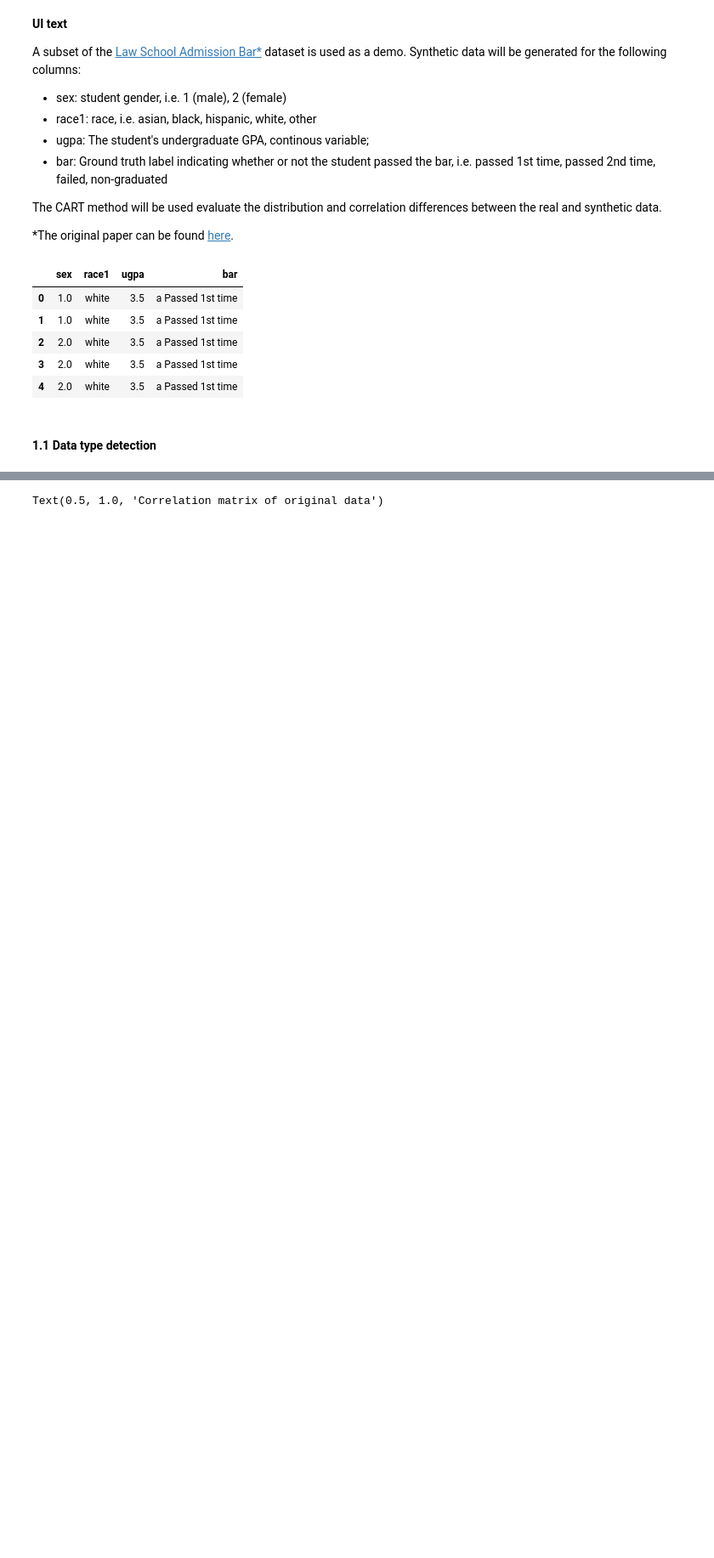
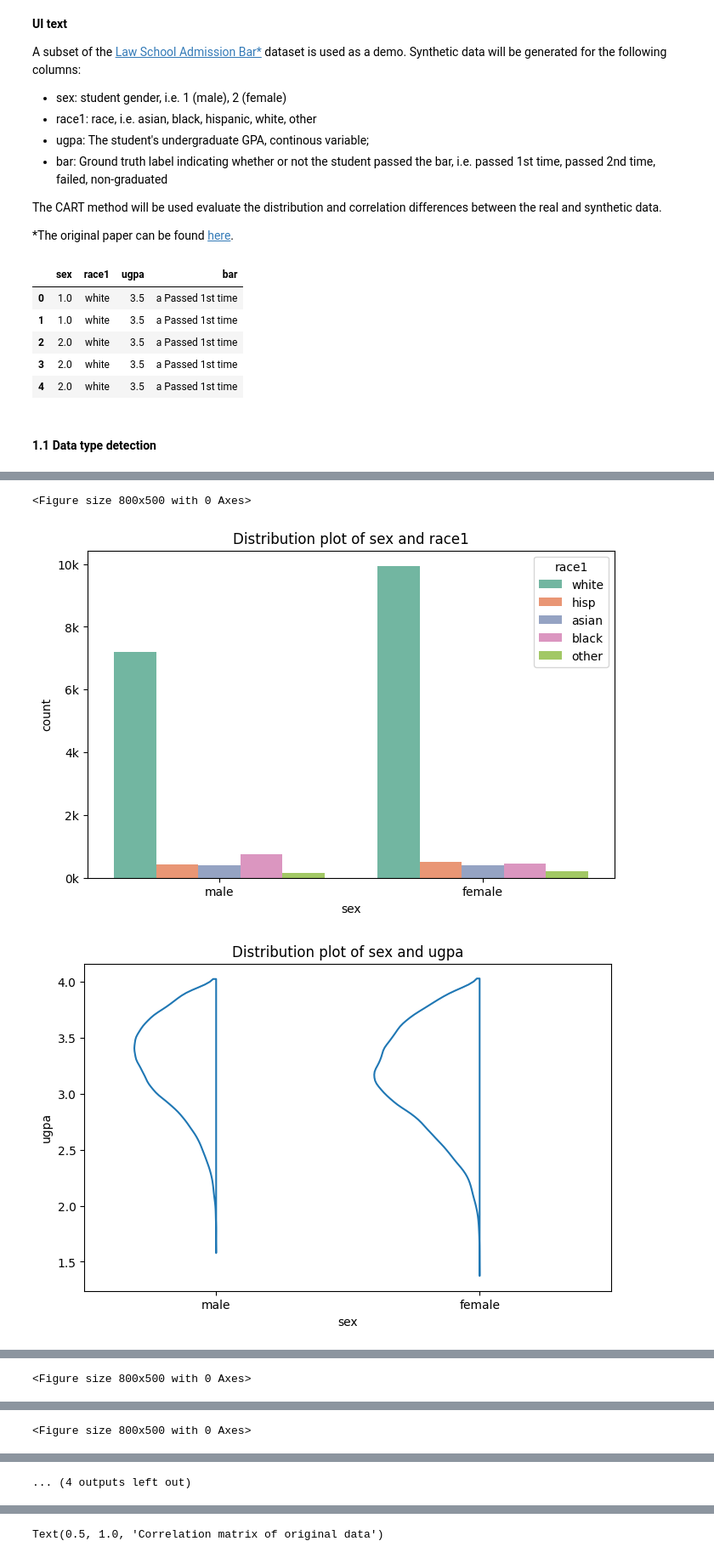
Before and after one commit to NGO-Algorithm-Audit/local-first-web-tool, a Jupyter notebook: notebooks/CART_LawSchoolAdmissionBar.ipynb, the cells around one changed output, grey strips where cells are left out. Shown at 85% size. Cells and saved outputs as stored; diff of their text form; code cells hidden in the pictures; blank space fills up the shorter version.

```diff
--- a/notebooks/CART_LawSchoolAdmissionBar.ipynb
+++ b/notebooks/CART_LawSchoolAdmissionBar.ipynb
@@ -139,0 +127,9 @@ real_data.head()
+# %%
+# copy dataframe and assign NaN to all values
+synth_df = df.copy()
+synth_df[:] = np.nan
+
+# combine empty synthetic data with original data and with encoded data
+combined_data = pd.concat((df.assign(realOrSynthetic='real'), synth_df.assign(realOrSynthetic='synthetic')), keys=['real','synthetic'], names=['Data'])
+combined_data_encoded = pd.concat((df_encoded.assign(realOrSynthetic='real_encoded'), synth_df.assign(realOrSynthetic='synthetic')), keys=['real_encoded','synthetic'], names=['Data'])
+combined_data.head()
@@ -173,0 +178,6 @@ bar
+# %%
+bivariate_plot(df, combined_data, dtypes_dict)
+# %% [output]
+<Figure size 800x500 with 0 Axes>
+[figure, added]
+[figure, added]
@@ -173,0 +186 @@ bar
+<Figure size 800x500 with 0 Axes>
@@ -173,0 +191 @@ bar
+<Figure size 800x500 with 0 Axes>
@@ -174 +193,2 @@ bar
+... (4 outputs left out)
 # %% [markdown]
```
Also changed, not shown: parts of 27 cells of this notebook, 4 other files.
